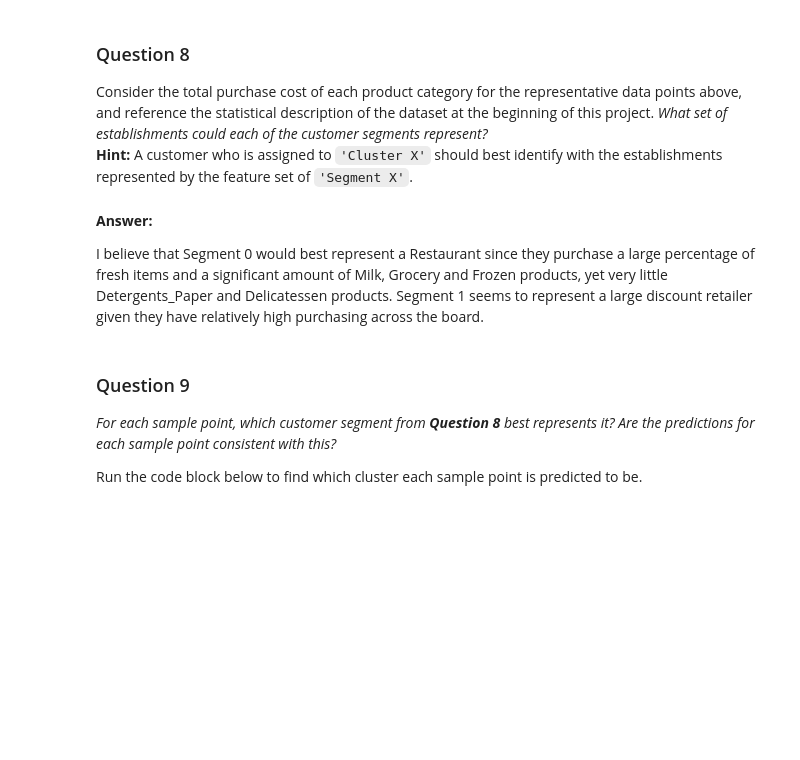
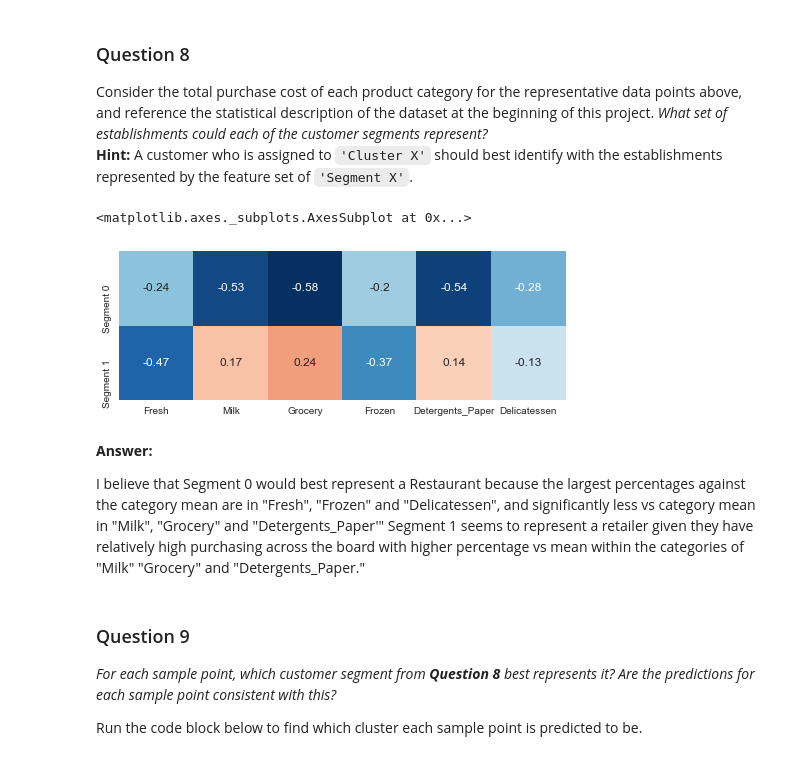
Before and after one commit to troypete/udacity_machine_learning, a Jupyter notebook: customer_segments/customer_segments.ipynb, the cells around one changed output. Cells and saved outputs as stored; diff of their text form; code cells hidden in the pictures; blank space fills up the shorter version.

```diff
--- a/customer_segments/customer_segments.ipynb
+++ b/customer_segments/customer_segments.ipynb
@@ -515,10 +522,17 @@ display(true_centers)
 ### Question 8
 Consider the total purchase cost of each product category for the representative data points above, and reference the statistical description of the dataset at the beginning of this project. *What set of establishments could each of the customer segments represent?*
 **Hint:** A customer who is assigned to `'Cluster X'` should best identify with the establishments represented by the feature set of `'Segment X'`.
+# %%
+import seaborn as sns
+
+sns.heatmap((true_centers-data.mean())/data.std(ddof=1), annot=True, cbar=False, square=True)
+# %% [output]
+<matplotlib.axes._subplots.AxesSubplot at 0x...>
+[figure, added]
 # %% [markdown]
 **Answer:**
 
-I believe that Segment 0 would best represent a Restaurant since they purchase a large percentage of fresh items and a significant amount of Milk, Grocery and Frozen products, yet very little Detergents_Paper and Delicatessen products. Segment 1 seems to represent a large discount retailer given they have relatively high purchasing across the board.
+I believe that Segment 0 would best represent a Restaurant because the largest percentages against the category mean are in "Fresh", "Frozen" and "Delicatessen", and significantly less vs category mean in "Milk", "Grocery" and "Detergents_Paper'" Segment 1 seems to represent a retailer given they have relatively high purchasing across the board with higher percentage vs mean within the categories of "Milk" "Grocery" and "Detergents_Paper."
 # %% [markdown]
 ### Question 9
 *For each sample point, which customer segment from* ***Question 8*** *best represents it? Are the predictions for each sample point consistent with this?*
```
Also changed, not shown: parts of 5 cells of this notebook, 1 other file.
